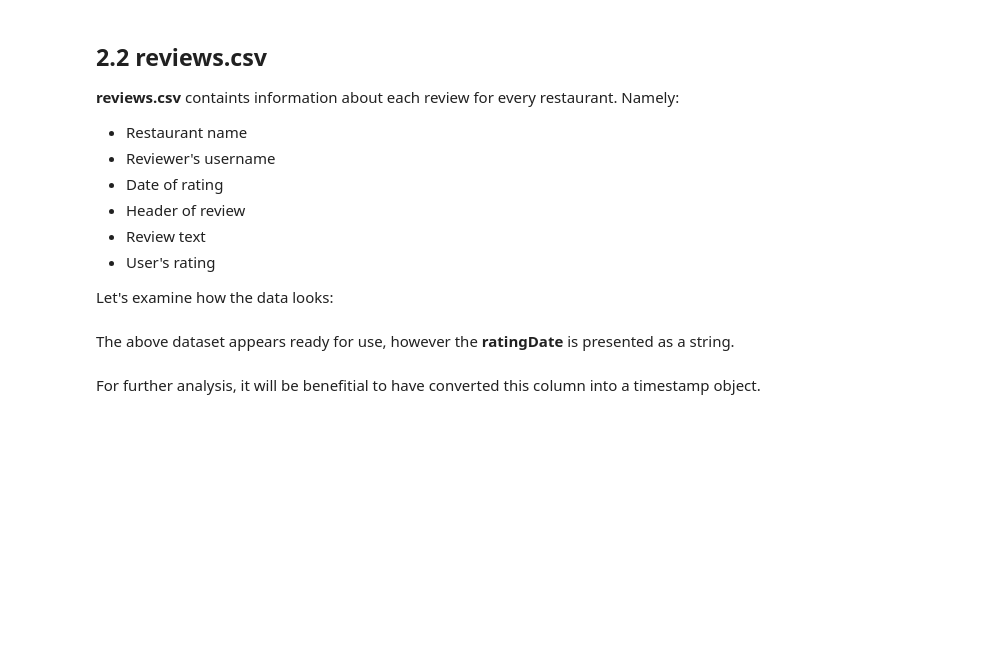
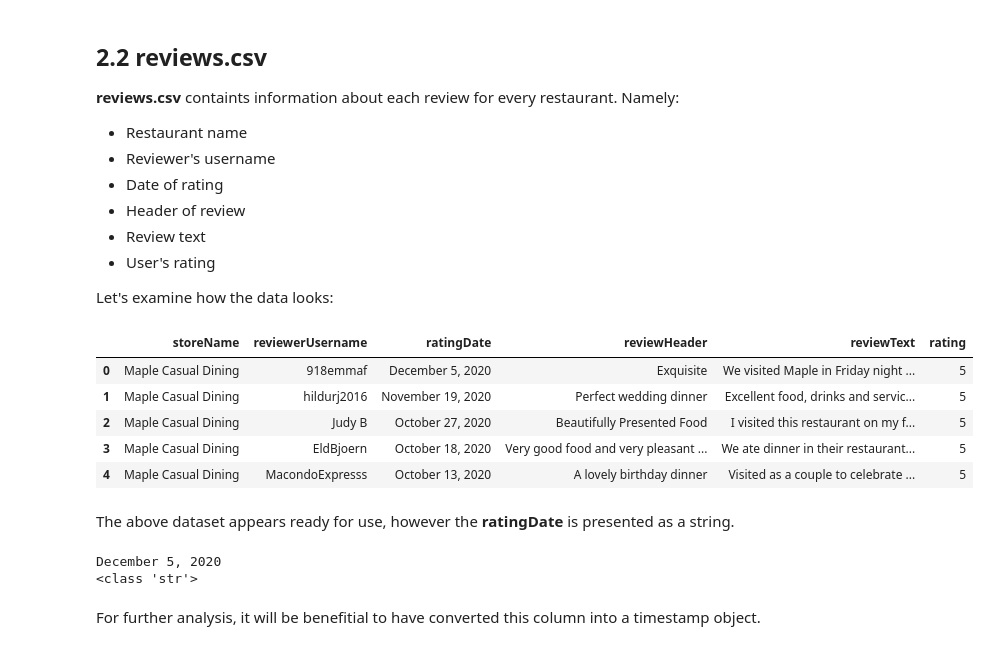
Before and after one commit to hlynurarni/Final_project_s42578_21, a Jupyter notebook: Milestone1.ipynb, the cells around one changed output. Drawn from its saved outputs; the diff is of its cells as text; code cells hidden in the pictures; blank space fills up the shorter version.

```diff
--- a/Milestone1.ipynb
+++ b/Milestone1.ipynb
@@ -510,13 +515,23 @@ restaurants.iloc[0]
 
 Let's examine how the data looks:
 # %%
-reviews = pd.read_csv('reviews.csv')
+reviews = pd.read_csv('Data/reviews.csv')
 reviews.head()
+# %% [output]
+|  | storeName | reviewerUsername | ratingDate | reviewHeader | reviewText | rating |
+| 0 | Maple Casual Dining | 918emmaf | December 5, 2020 | Exquisite | We visited Maple in Friday night ... | 5 |
+| 1 | Maple Casual Dining | hildurj2016 | November 19, 2020 | Perfect wedding dinner | Excellent food, drinks and servic... | 5 |
+| 2 | Maple Casual Dining | Judy B | October 27, 2020 | Beautifully Presented Food | I visited this restaurant on my f... | 5 |
+| 3 | Maple Casual Dining | EldBjoern | October 18, 2020 | Very good food and very pleasant ... | We ate dinner in their restaurant... | 5 |
+| 4 | Maple Casual Dining | MacondoExpresss | October 13, 2020 | A lovely birthday dinner | Visited as a couple to celebrate ... | 5 |
 # %% [markdown]
 The above dataset appears ready for use, however the **ratingDate** is presented as a string.
 # %%
 print(reviews.iloc[0].ratingDate)
 print(type(reviews.iloc[0].ratingDate))
+# %% [output]
+December 5, 2020
+<class 'str'>
 # %% [markdown]
 For further analysis, it will be benefitial to have converted this column into a timestamp object.
 # %%
```
Also changed, not shown: parts of 15 cells of this notebook, 3 other files.
